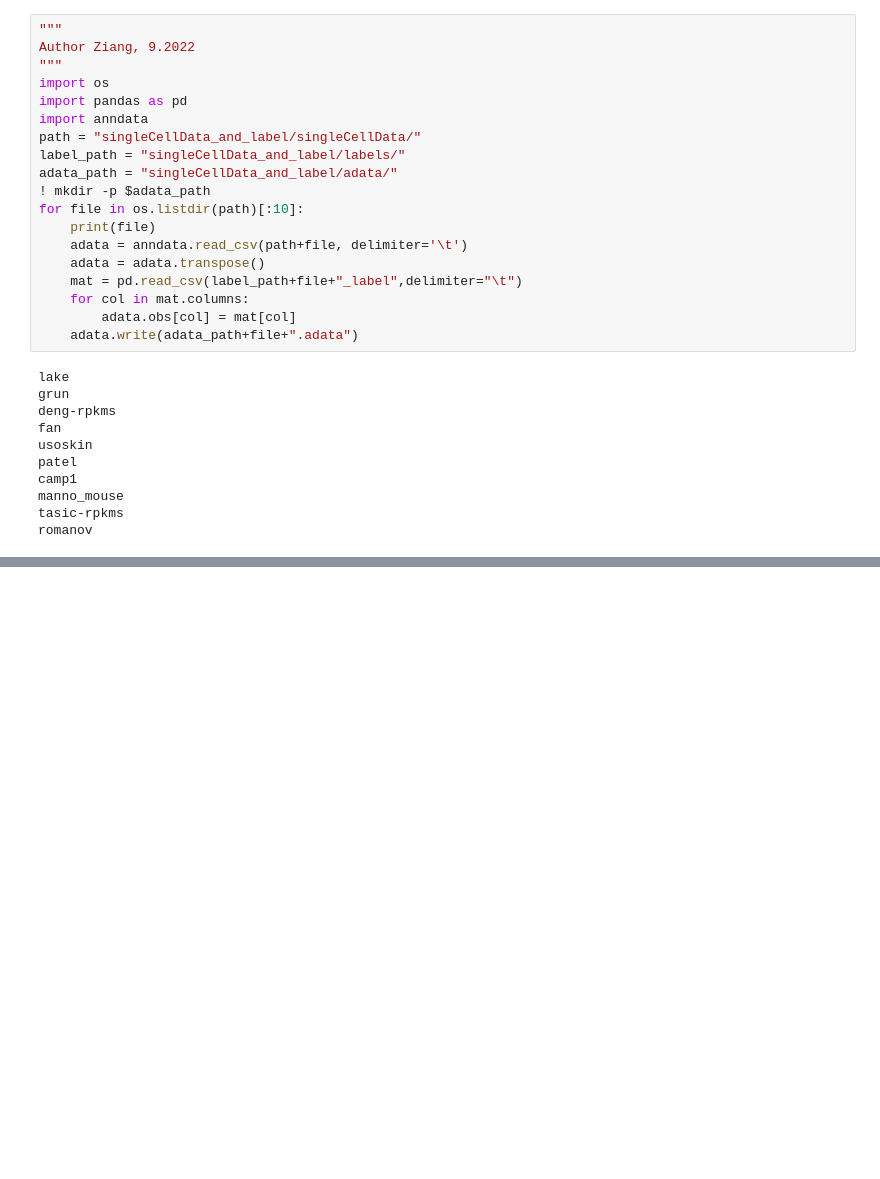
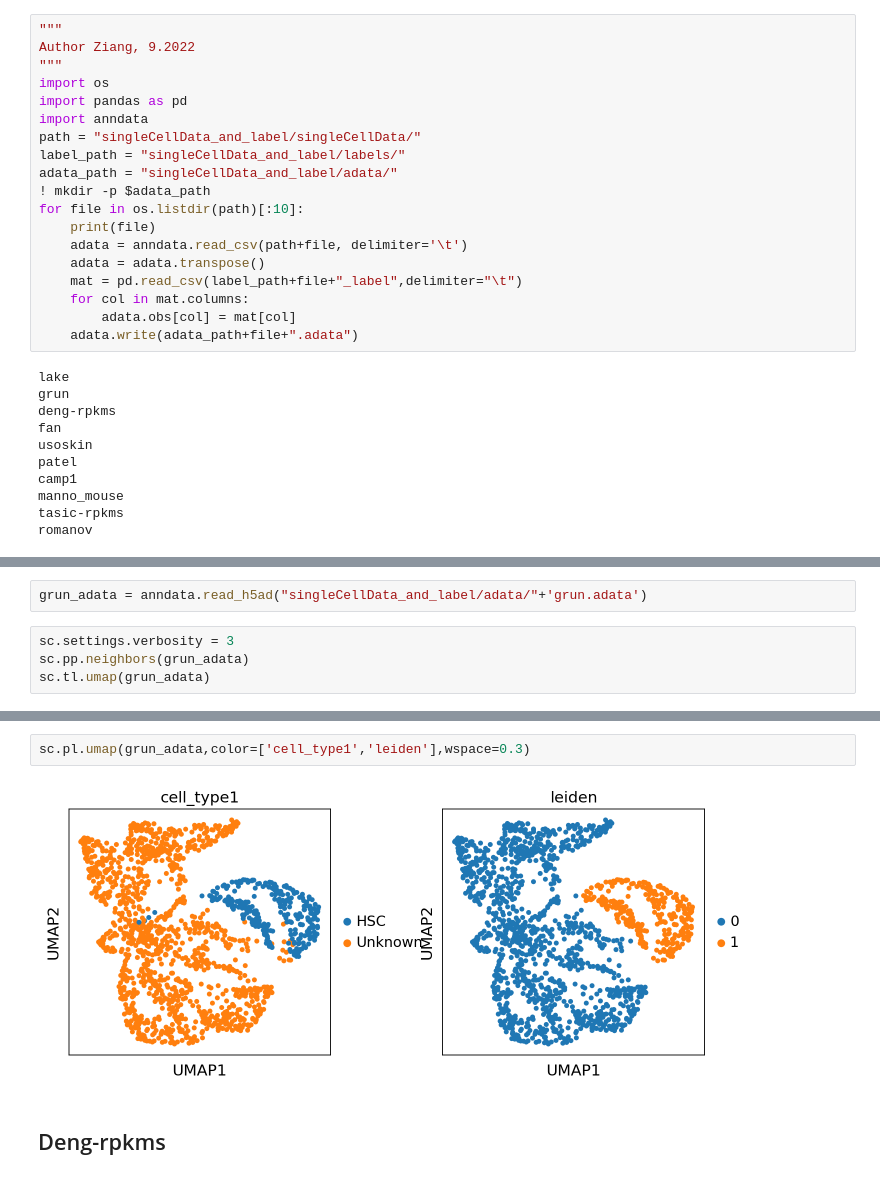
Before and after one commit to li-ziang/compbio-2022, a Jupyter notebook: hm1/analysis.ipynb, the cells around one changed output, grey strips where cells are left out. Cells and saved outputs as stored; diff of their text form; blank space fills up the shorter version.

```diff
--- a/hm1/analysis.ipynb
+++ b/hm1/analysis.ipynb
@@ -55,0 +63,6 @@ print(result)
+# %%
+grun_adata = anndata.read_h5ad("singleCellData_and_label/adata/"+'grun.adata')
+# %%
+sc.settings.verbosity = 3
+sc.pp.neighbors(grun_adata)
+sc.tl.umap(grun_adata)
@@ -55,0 +108,6 @@ print(result)
+# %%
+sc.pl.umap(grun_adata,color=['cell_type1','leiden'],wspace=0.3)
+# %% [output]
+[figure, added]
+# %% [markdown]
+## Deng-rpkms
```
Also changed, not shown: parts of 20 cells of this notebook.
